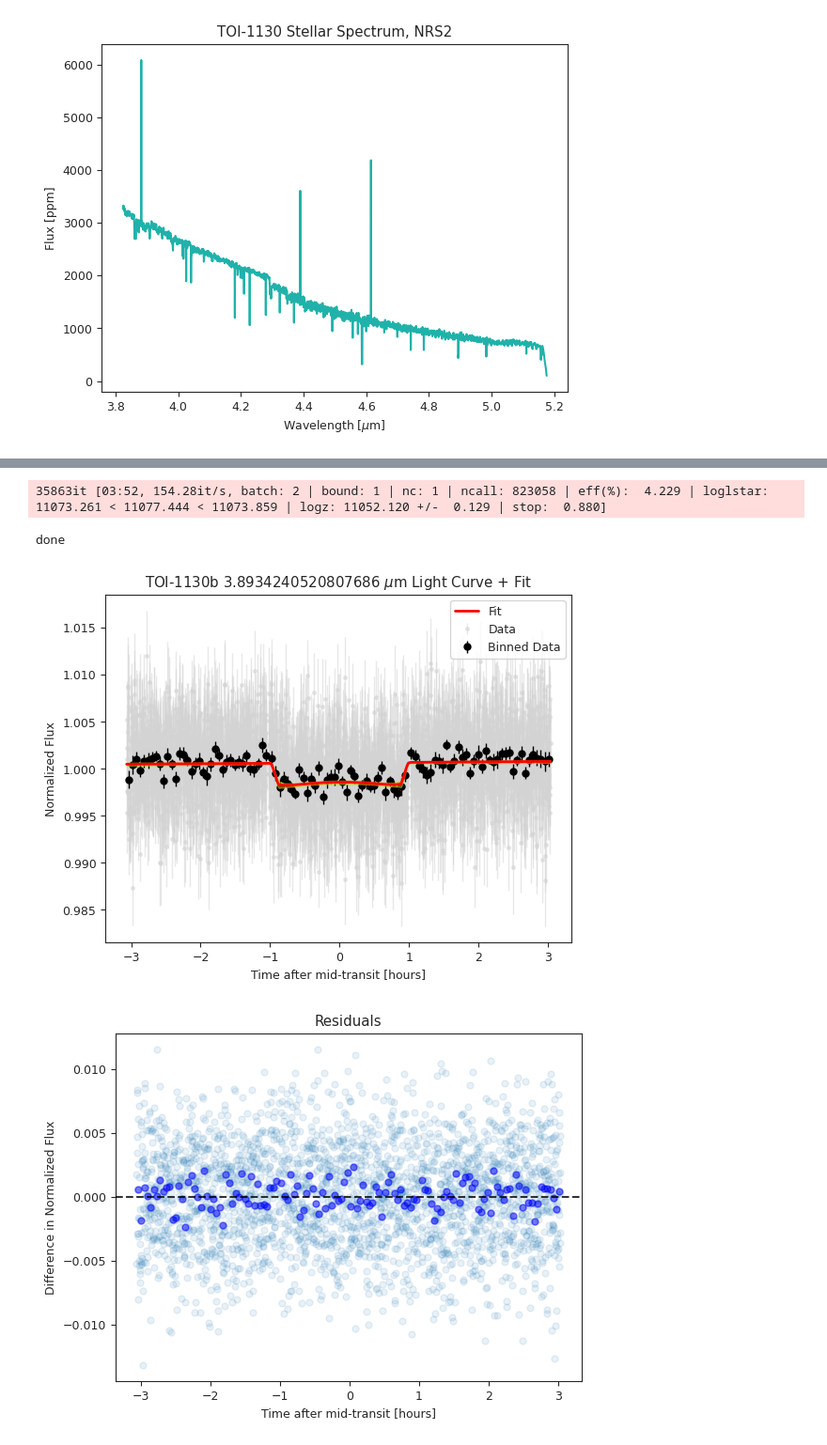
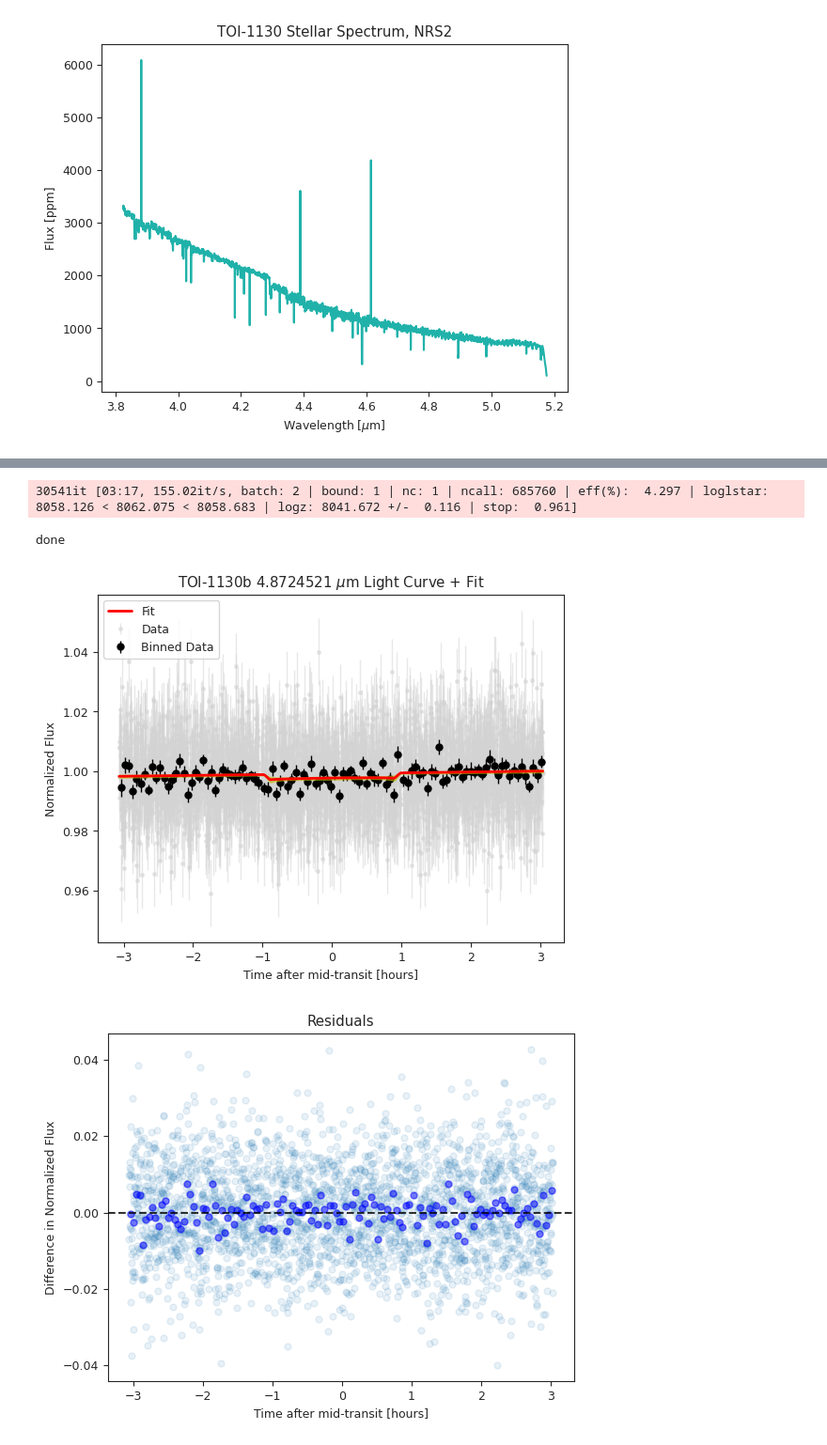
Before and after one commit to m23lau/subneptune, a Jupyter notebook: lc_fit_notebook.ipynb, the cells around one changed output, grey strips where cells are left out. Shown at 94% size. Cells and saved outputs as stored; diff of their text form; code cells hidden in the pictures.

```diff
--- a/lc_fit_notebook.ipynb
+++ b/lc_fit_notebook.ipynb
@@ -285,18 +262,16 @@ bin_slc, bin_slcerr = np.array(bin_slc), np.array(bin_slcerr)
 # %%
 # Store all spectroscopic light curves in a dict, where each key is a wavelength whose value is another dict. In the nested dict, keys will be flux and flux error
 # --> spec_lcs = {wavelength 1: {flux: [...], err: [...]}, wavelength 2: {flux: [...], err: [...]}, ..., wavelength n: {flux: [...], err: [...]}}
-# If you want to fit spectroscopic light curves to native resolutions, just call wl and slc instead of binned versions, then bin data points afterwards
 
 spec_lcs = {}
-for i in range(len(bin_wl)):
-    wavelength = bin_wl[i]
+for i in range(len(wl)):
+    wavelength = wl[i]
 
     # Normalize each binned light curve
-    slc_med = np.nanmedian(bin_slc[:, i][:100])
+    slc_med = np.nanmedian(slc[:, i][:100])
     spec_lcs[wavelength] = {}
-    spec_lcs[wavelength]['f'] = bin_slc[:, i] / slc_med
-    spec_lcs[wavelength]['ferr'] = bin_slcerr[:, i] / slc_med
+    spec_lcs[wavelength]['f'] = slc[:, i] / slc_med
+    spec_lcs[wavelength]['ferr'] = slcerr[:, i] / slc_med
 
-# Run next line for exact values, then put one of the outputs as trial_wl
 # for i in spec_lcs:
 #     print(i)
@@ -303,19 +300,26 @@ for i in range(len(bin_wl)):
 # %%
 # Define time and flux data points - spectroscopic light curves
-# For now, manually fit for 5 random points
-# 3.826294540727768, 4.007334699042037, 4.154542456673429, 4.361259636259716, 4.805217904505658
+trial_list = [3.880003185028906, 3.880674288602317, 3.8813453858467235, 3.912879786389273, 3.9135505778724755, 3.9142213629445224,
+              4.053539948715813, 4.054209354377501, 4.054878753264539, 4.280671940551907, 4.281338932064361, 4.282005916140298,
+              4.514120684571038, 4.5147849185793, 4.5154491443093185, 4.8711334716715555, 4.871792777571332, 4.872452073428244]
 
-trial_wl = 3.8934240520807686
+trial_wl = trial_list[17]
 t = t     # Sorry I just feel like defining time again for the billionth time
+
+# Uncomment to use native resolution
 f_s = spec_lcs[trial_wl]['f']
 ferr_s = spec_lcs[trial_wl]['ferr']
+
+# Uncomment to use bin_slc
+# f_s = bin_slc[trial_wl]['f']
+# ferr_s = bin_slc[trial_wl]['ferr']
 
 # Don't need to normalize since it's already normalized in the dict, so just bin
 tbin, fsbin, ferrsbin = juliet.bin_data(t, f_s, 25)
 
 plt.errorbar(t, f_s, yerr = ferr_s, fmt = '.', color = 'lightgrey', ms = 5, elinewidth = 1, alpha = 0.5, label = 'Data', zorder = 1)
 plt.errorbar(tbin, fsbin, yerr = ferrsbin, fmt = '.', color = 'k', ms = 10, elinewidth = 1, label = 'Binned data', zorder = 10)
-plt.title(pn+' '+str(trial_wl)+' $\mu$m Light Curve')
+plt.title(pn+' '+str(round(trial_wl, 7))+' $\mu$m Light Curve')
 plt.xlabel('Time [BJD]')
 plt.ylabel('Normalized Flux')
 plt.legend()
@@ -357,12 +361,12 @@ GP_regressors[itm] = regressors
 # Load dataset and run sampler
 dataset = juliet.load(priors = priors, t_lc = times, y_lc = fluxes, yerr_lc = fluxes_err,
                  linear_regressors_lc = linear_regressors,
-                 ld_laws = 'quadratic', out_folder = pn+'_'+str(trial_wl)+'_fit')
+                 ld_laws = 'quadratic', out_folder = pn+'_'+str(round(trial_wl, 7))+'_fit')
 
 results = dataset.fit(sampler = 'dynamic_dynesty', nthreads = 3, verbose = True, n_live_points = 1000)
 print('done')
 # %% [output]
-35863it [03:52, 154.28it/s, batch: 2 | bound: 1 | nc: 1 | ncall: 823058 | eff(%):  4.229 | loglstar: 11073.261 < 11077.444 < 11073.859 | logz: 11052.120 +/-  0.129 | stop:  0.880]
+30541it [03:17, 155.02it/s, batch: 2 | bound: 1 | nc: 1 | ncall: 685760 | eff(%):  4.297 | loglstar: 8058.126 < 8062.075 < 8058.683 | logz: 8041.672 +/-  0.116 | stop:  0.961]
 done
 # %%
 # Take jitter values from posterior and multiply into errors
@@ -375,36 +379,36 @@ norm_t = (t - t0) * 24
 norm_tbin = (tbin - t0) * 24
 
 # Scatter data
 plt.errorbar(norm_t, f_s, yerr = total_errors, fmt = '.', color = 'lightgrey', ms = 5, elinewidth = 1, label = 'Data', alpha = 0.5, zorder = 1)
 plt.errorbar(norm_tbin, fsbin, yerr = ferrsbin, fmt = '.', color = 'k', ms = 10, elinewidth = 1, label = 'Binned Data', zorder = 5)
 
 # Get best fit and +/- 1 sigma band from posterior, then plot
 transit_model, transit_up68, transit_low68 = results.lc.evaluate(itm, return_err = True)
 
 plt.plot(norm_t, transit_model, color = 'r', lw = 2, label = 'Fit', zorder = 10)
 plt.fill_between(norm_t, transit_up68, transit_low68, color = 'y', alpha = 0.5, zorder = 8)
 
-plt.title(pn+ ' '+str(trial_wl)+ ' $\mu$m Light Curve + Fit')
+plt.title(pn+ ' '+str(round(trial_wl, 7))+ ' $\mu$m Light Curve + Fit')
 plt.xlabel('Time after mid-transit [hours]')
 plt.ylabel('Normalized Flux')
 plt.legend()
 plt.show()
 
 # Residuals plot
 resid = f_s - transit_model
 resid_binx, resid_biny, _ = juliet.bin_data(norm_t, resid, 20)
 
 plt.scatter(norm_t, resid, alpha = 0.1, zorder = 1)
 plt.scatter(resid_binx, resid_biny, alpha = 0.5, color = 'b', zorder = 5)
 plt.axhline(y = 0, ls = '--', color = 'k', alpha = 0.8, zorder = 10)
 
 plt.title('Residuals')
 plt.xlabel('Time after mid-transit [hours]')
 plt.ylabel('Difference in Normalized Flux')
 plt.show()
 # %% [output]
-[figure, old version]
+[figure, new version]
-[figure, old version]
+[figure, new version]
 # %%
 # Corner plot
 list_post = []
```
Also changed, not shown: parts of 6 cells of this notebook.
